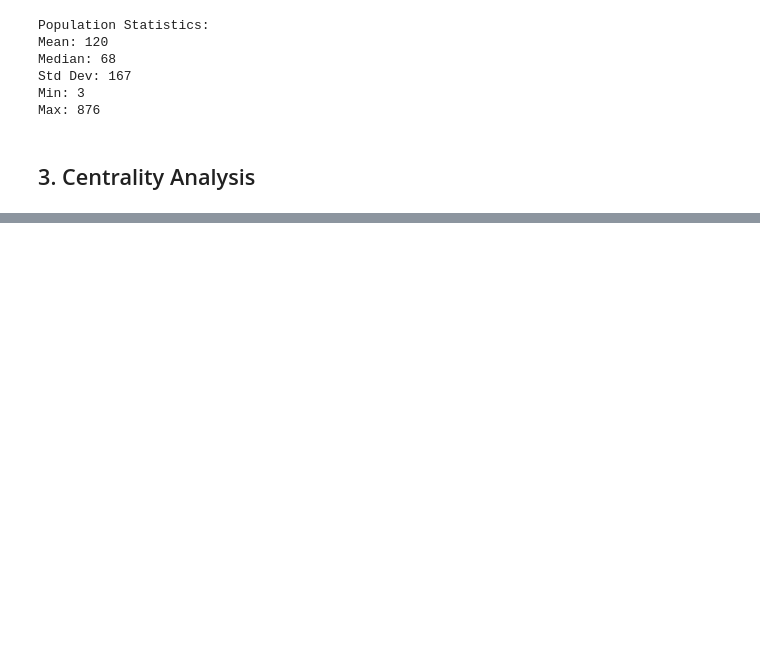
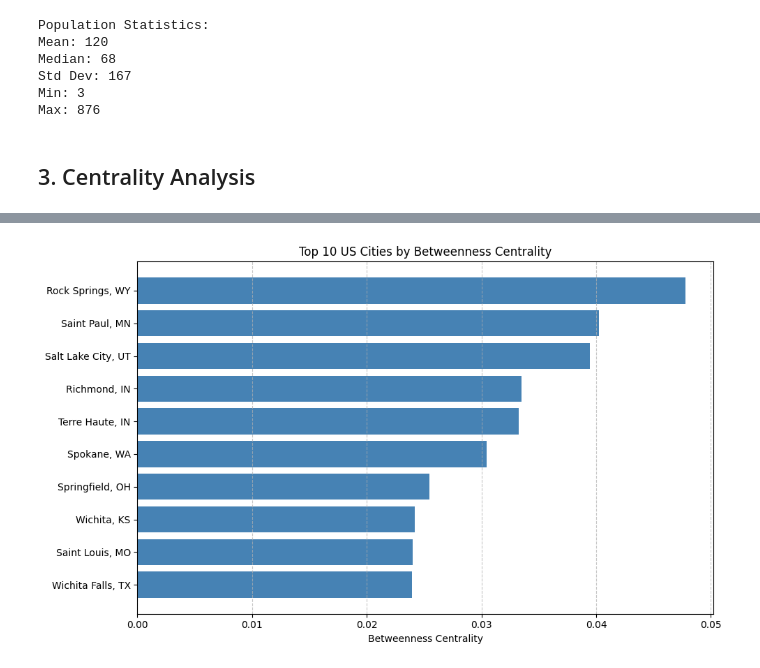
Before and after one commit to vuminhtue/MSDS7335_DeepLearning, a Jupyter notebook: HW2_Knuth_miles/code/knuth_miles_source.ipynb, the cells around one changed output, grey strips where cells are left out. Drawn from its saved outputs; the diff is of its cells as text; code cells hidden in the pictures; blank space fills up the shorter version.

```diff
--- a/HW2_Knuth_miles/code/knuth_miles_source.ipynb
+++ b/HW2_Knuth_miles/code/knuth_miles_source.ipynb
@@ -294,0 +300,17 @@ Wisconsin Dells, WI: 0.0000
+# %%
+df_betweeness = pd.DataFrame(list(betweenness.items()), columns=["City", "BetweennessCentrality"])
+
+# Get top 10 cities by closeness centrality
+top_10 = df_betweeness.sort_values(by="BetweennessCentrality", ascending=False).head(10)
+
+# Plotting
+plt.figure(figsize=(10, 6))
+plt.barh(top_10["City"], top_10["BetweennessCentrality"], color='steelblue')
+plt.xlabel("Betweenness Centrality")
+plt.title("Top 10 US Cities by Betweenness Centrality")
+plt.gca().invert_yaxis()  # Highest at top
+plt.tight_layout()
+plt.grid(axis='x', linestyle='--', alpha=0.7)
+plt.show()
+# %% [output]
+[figure, added]
```
Also changed, not shown: parts of 9 cells of this notebook, 1 other file.
